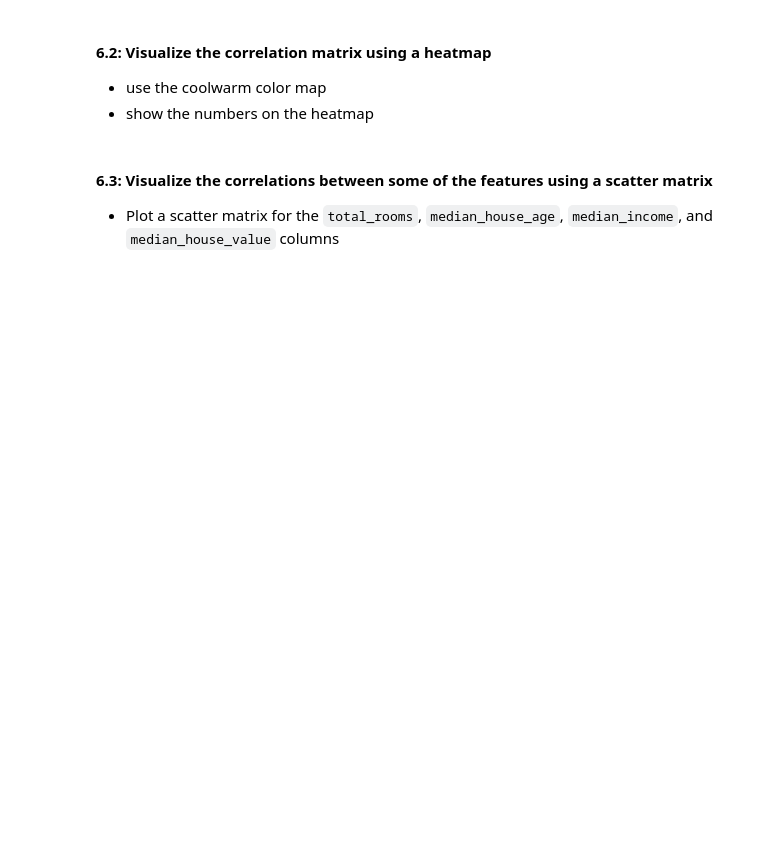
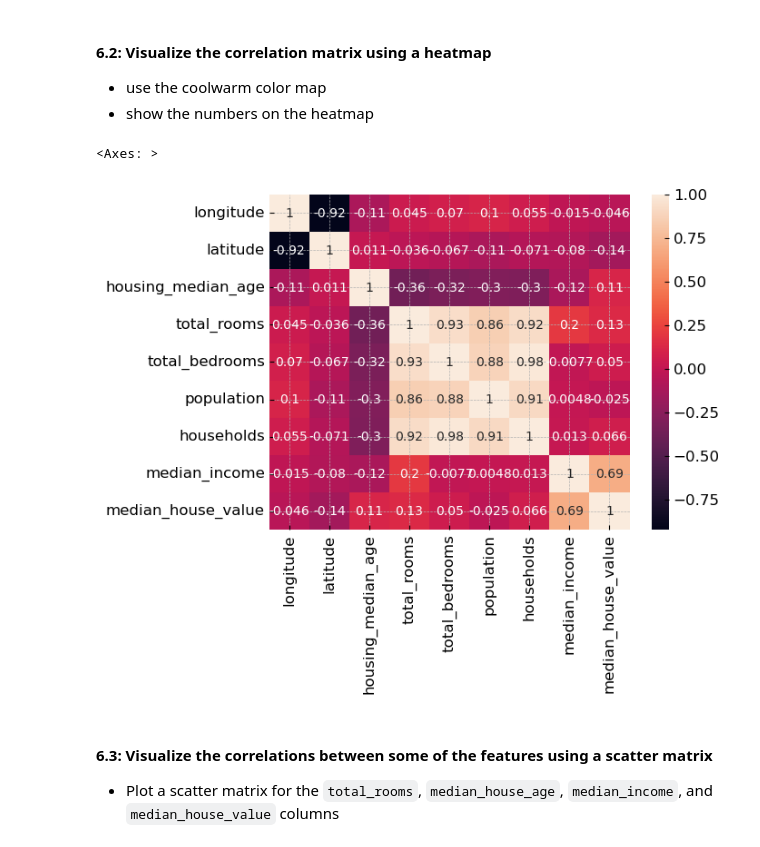
Before and after one commit to IT4063-Spring2025/eda-assignment-JMcw513, a Jupyter notebook: notebook.ipynb, the cells around one changed output. Drawn from its saved outputs; the diff is of its cells as text; code cells hidden in the pictures; blank space fills up the shorter version.

```diff
--- a/notebook.ipynb
+++ b/notebook.ipynb
@@ -240,3 +246,5 @@ plt.show()
 #### 6.1: Generate a correlation matrix for the numerical columns
 # %%
 # 💻 Get the correlation matrix of the housing data
+corr_matrix = df.corr()
+corr_matrix
@@ -251,6 +284,10 @@ sort the results in descending order
 - show the numbers on the heatmap
 # %%
 # 💻 Plot the correlation matrix as a heatmap
+sns.heatmap(corr_matrix, annot=True)
+# %% [output]
+<Axes: >
+[figure, added]
 # %% [markdown]
 #### 6.3: Visualize the correlations between some of the features using a scatter matrix
 - Plot a scatter matrix for the `total_rooms`, `median_house_age`, `median_income`, and `median_house_value` columns
```
Also changed, not shown: parts of 8 cells of this notebook.
